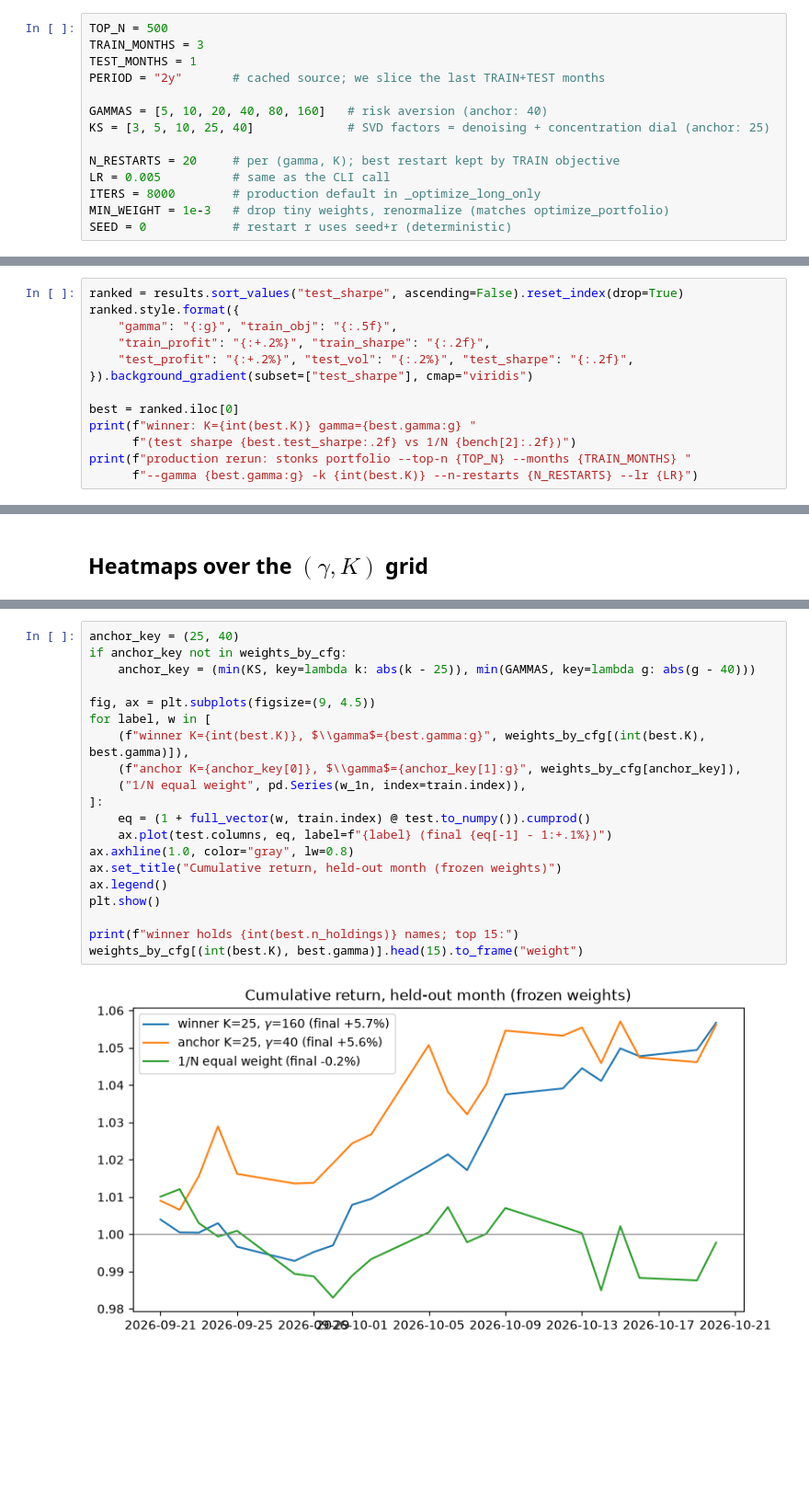
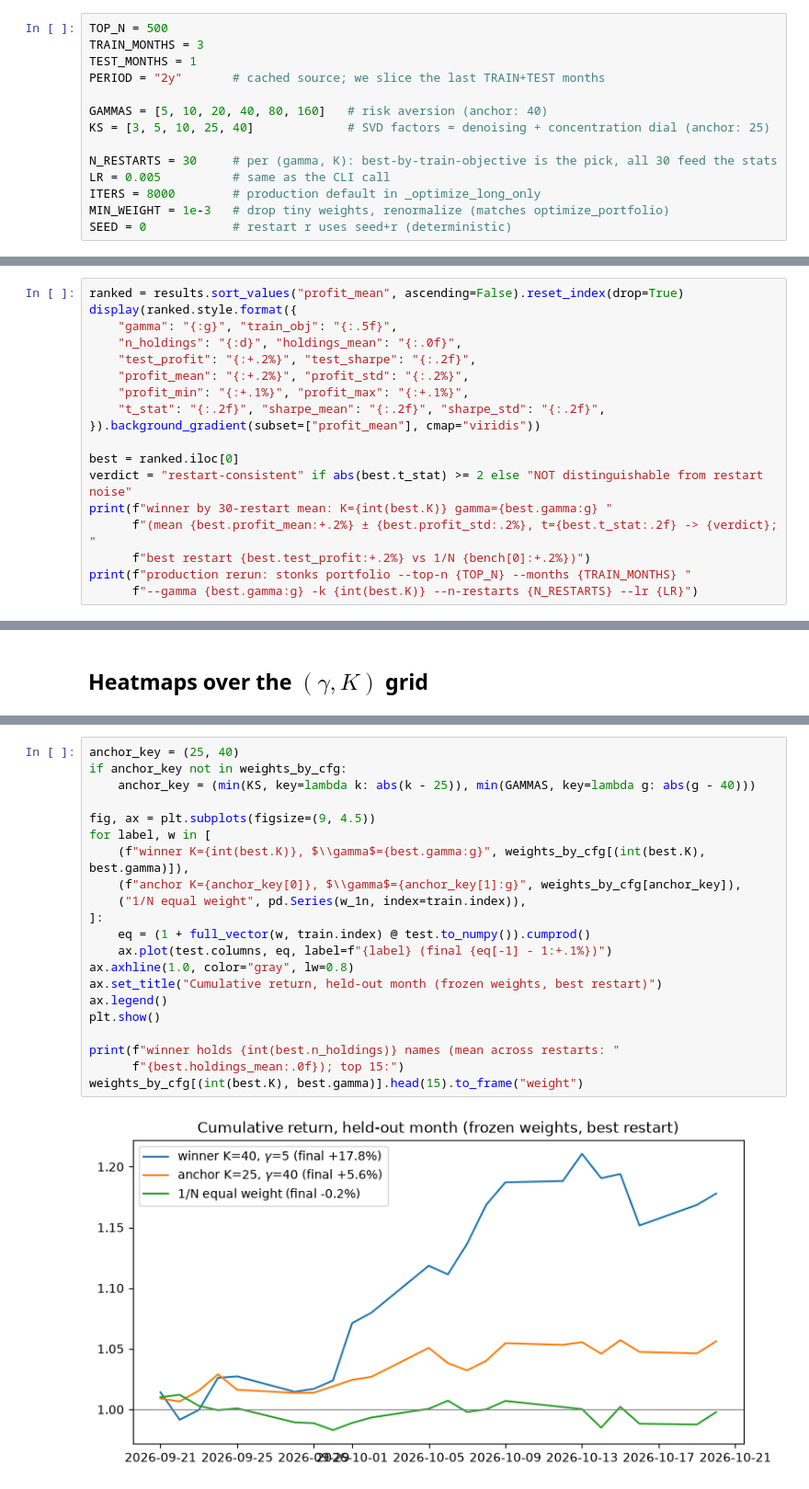
Before and after one commit to luisdiaz1997/stonks, a Jupyter notebook: notebooks/portfolio_hyperparam_sweep.ipynb, the cells around one changed output, grey strips where cells are left out. Shown at 92% size. Cells and saved outputs as stored; diff of their text form; blank space fills up the shorter version.

```diff
--- a/notebooks/portfolio_hyperparam_sweep.ipynb
+++ b/notebooks/portfolio_hyperparam_sweep.ipynb
@@ -41,7 +48,7 @@ PERIOD = "2y"       # cached source; we slice the last TRAIN+TEST months
 GAMMAS = [5, 10, 20, 40, 80, 160]   # risk aversion (anchor: 40)
 KS = [3, 5, 10, 25, 40]             # SVD factors = denoising + concentration dial (anchor: 25)
 
-N_RESTARTS = 20     # per (gamma, K); best restart kept by TRAIN objective
+N_RESTARTS = 30     # per (gamma, K): best-by-train-objective is the pick, all 30 feed the stats
 LR = 0.005          # same as the CLI call
 ITERS = 8000        # production default in _optimize_long_only
 MIN_WEIGHT = 1e-3   # drop tiny weights, renormalize (matches optimize_portfolio)
@@ -160,14 +185,19 @@ exposes the in/out-sample gap.
 # %%
-ranked = results.sort_values("test_sharpe", ascending=False).reset_index(drop=True)
-ranked.style.format({
+ranked = results.sort_values("profit_mean", ascending=False).reset_index(drop=True)
+display(ranked.style.format({
     "gamma": "{:g}", "train_obj": "{:.5f}",
-    "train_profit": "{:+.2%}", "train_sharpe": "{:.2f}",
-    "test_profit": "{:+.2%}", "test_vol": "{:.2%}", "test_sharpe": "{:.2f}",
-}).background_gradient(subset=["test_sharpe"], cmap="viridis")
+    "n_holdings": "{:d}", "holdings_mean": "{:.0f}",
+    "test_profit": "{:+.2%}", "test_sharpe": "{:.2f}",
+    "profit_mean": "{:+.2%}", "profit_std": "{:.2%}",
+    "profit_min": "{:+.1%}", "profit_max": "{:+.1%}",
+    "t_stat": "{:.2f}", "sharpe_mean": "{:.2f}", "sharpe_std": "{:.2f}",
+}).background_gradient(subset=["profit_mean"], cmap="viridis"))
 
 best = ranked.iloc[0]
-print(f"winner: K={int(best.K)} gamma={best.gamma:g} "
-      f"(test sharpe {best.test_sharpe:.2f} vs 1/N {bench[2]:.2f})")
+verdict = "restart-consistent" if abs(best.t_stat) >= 2 else "NOT distinguishable from restart noise"
+print(f"winner by 30-restart mean: K={int(best.K)} gamma={best.gamma:g} "
+      f"(mean {best.profit_mean:+.2%} ± {best.profit_std:.2%}, t={best.t_stat:.2f} -> {verdict}; "
+      f"best restart {best.test_profit:+.2%} vs 1/N {bench[0]:+.2%})")
 print(f"production rerun: stonks portfolio --top-n {TOP_N} --months {TRAIN_MONTHS} "
       f"--gamma {best.gamma:g} -k {int(best.K)} --n-restarts {N_RESTARTS} --lr {LR}")
 # %% [output]
@@ -209,22 +258,23 @@ then the winner's top positions.
 # %%
 anchor_key = (25, 40)
 if anchor_key not in weights_by_cfg:
     anchor_key = (min(KS, key=lambda k: abs(k - 25)), min(GAMMAS, key=lambda g: abs(g - 40)))
 
 fig, ax = plt.subplots(figsize=(9, 4.5))
 for label, w in [
     (f"winner K={int(best.K)}, $\\gamma$={best.gamma:g}", weights_by_cfg[(int(best.K), best.gamma)]),
     (f"anchor K={anchor_key[0]}, $\\gamma$={anchor_key[1]:g}", weights_by_cfg[anchor_key]),
     ("1/N equal weight", pd.Series(w_1n, index=train.index)),
 ]:
     eq = (1 + full_vector(w, train.index) @ test.to_numpy()).cumprod()
     ax.plot(test.columns, eq, label=f"{label} (final {eq[-1] - 1:+.1%})")
 ax.axhline(1.0, color="gray", lw=0.8)
-ax.set_title("Cumulative return, held-out month (frozen weights)")
+ax.set_title("Cumulative return, held-out month (frozen weights, best restart)")
 ax.legend()
 plt.show()
 
-print(f"winner holds {int(best.n_holdings)} names; top 15:")
+print(f"winner holds {int(best.n_holdings)} names (mean across restarts: "
+      f"{best.holdings_mean:.0f}); top 15:")
 weights_by_cfg[(int(best.K), best.gamma)].head(15).to_frame("weight")
 # %% [output]
-[figure, old version]
+[figure, new version]
```
Also changed, not shown: parts of 10 cells of this notebook.
